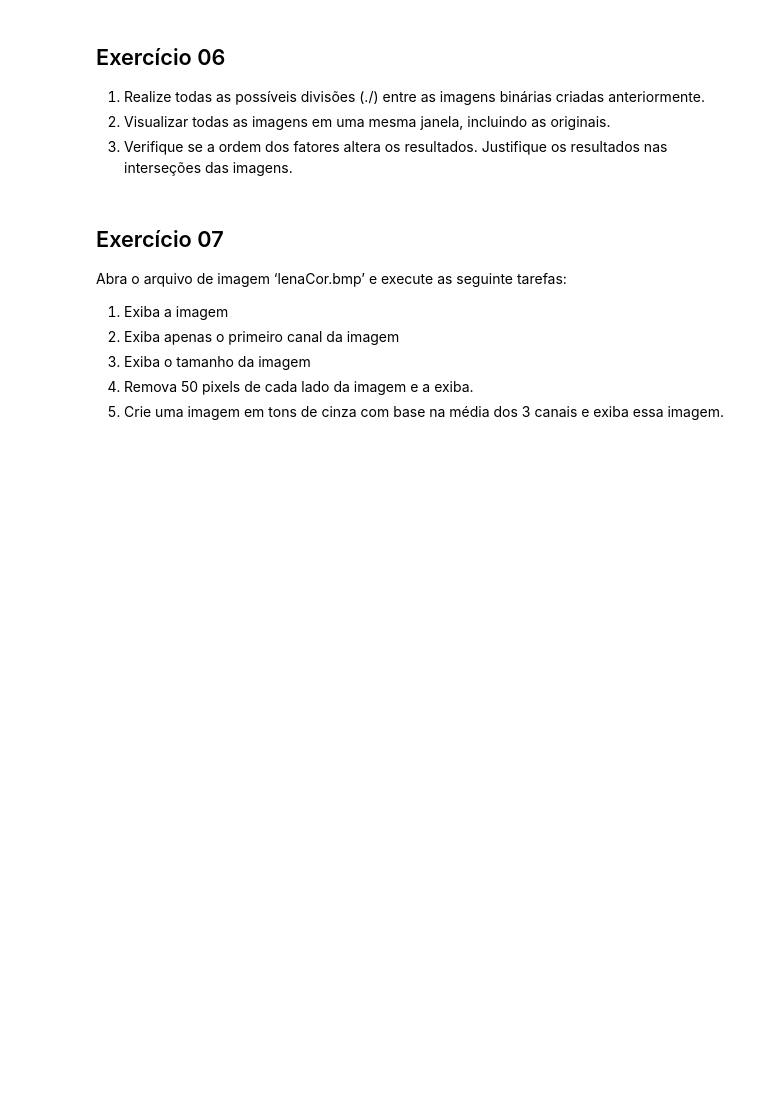
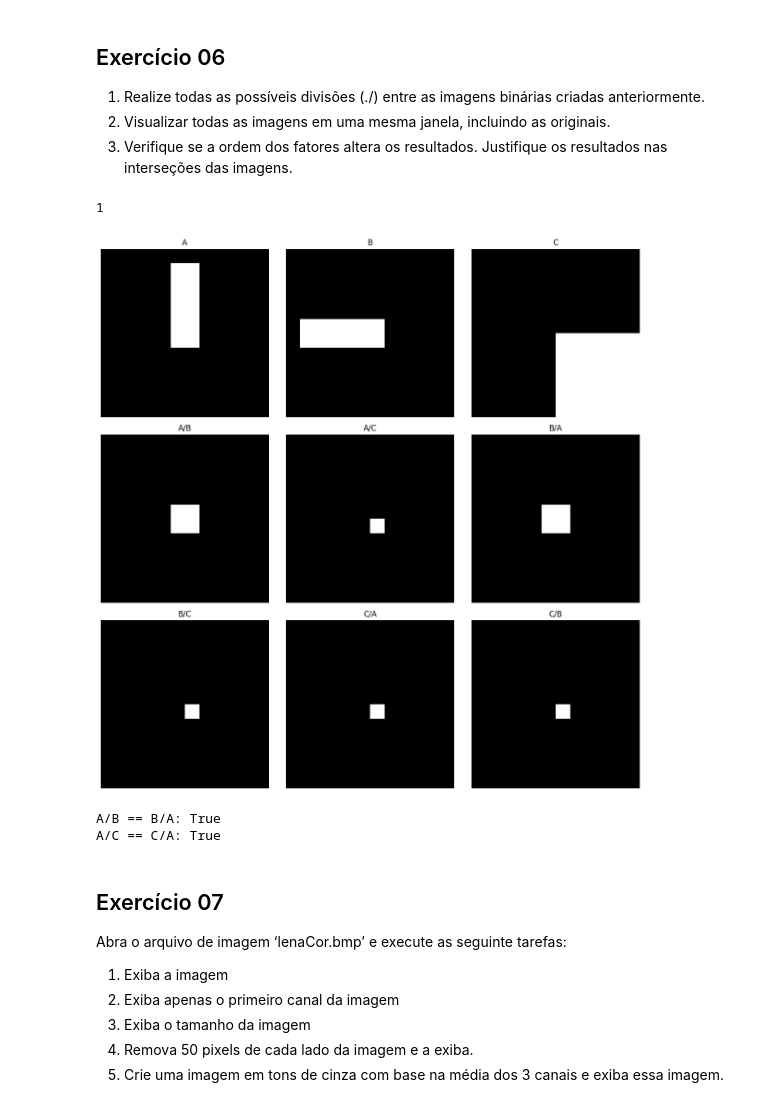
Before and after one commit to fromcaio/image-processing, a Jupyter notebook: 01-beginner/practice01.ipynb, the cells around one changed output. Cells and saved outputs as stored; diff of their text form; code cells hidden in the pictures; blank space fills up the shorter version.

```diff
--- a/01-beginner/practice01.ipynb
+++ b/01-beginner/practice01.ipynb
@@ -167,6 +287,55 @@ print('Nas regiões de interseção, o valor será 2, indicando sobreposição d
 1. Realize todas as possíveis divisões (./) entre as imagens binárias criadas anteriormente.
 2. Visualizar todas as imagens em uma mesma janela, incluindo as originais.
 3. Verifique se a ordem dos fatores altera os resultados. Justifique os resultados nas interseções das imagens.
+# %%
+import numpy as np
+import matplotlib.pyplot as plt
+import cv2
+
+# Imagem A: zeros e um retângulo de 1s
+## linhas e colunas vão de 0 a 299
+A = np.zeros((300, 300), dtype=np.uint8)
+# 125:175
+A[25:176, 125:176] = 1
+
+# Imagem B: zeros e outro retângulo de 1s
+B = np.zeros((300, 300), dtype=np.uint8)
+B[125:176, 25:176] = 1
+
+# Imagem C: zeros e um quadrado de 1s no canto inferior direito
+C = np.zeros((300, 300), dtype=np.uint8)
+C[150:300, 150:300] = 1
+print(C[150,150])
+
+# As possiveis subtrações são A/B A/C B/A B/C C/A C/B
+somas = {
+    'A/B': np.where(B != 0, A / B, 0),
+    'A/C': np.where(C != 0, A / C, 0),
+    'B/A': np.where(A != 0, B / A, 0),
+    'B/C': np.where(C != 0, B / C, 0),
+    'C/B': np.where(B != 0, C / B, 0),
+    'C/A': np.where(A != 0, C / A, 0),
+}
+
+titulos = ['A', 'B', 'C', 'A/B', 'A/C', 'B/A', 'B/C', 'C/A', 'C/B']
+imagens = [A, B, C, somas['A/B'], somas['A/C'], somas['B/A'], somas['B/C'], somas['C/A'], somas['C/B']]
+
+fig, axs = plt.subplots(3, 3, figsize=(12, 12))
+for ax, img, title in zip(axs.flat, imagens, titulos):
+    ax.imshow(img, cmap='gray')
+    ax.set_title(title)
+    ax.axis('off')
+plt.tight_layout()
+plt.show()
+
+# Verificar se a ordem dos fatores altera o resultado
+print('A/B == B/A:', np.array_equal(somas['A/B'], somas['B/A']))
+print('A/C == C/A:', np.array_equal(somas['A/C'], somas['C/A']))
+# %% [output]
+1
+[figure, added]
+A/B == B/A: True
+A/C == C/A: True
 # %% [markdown]
 ## Exercício 07
 Abra o arquivo de imagem ‘lenaCor.bmp’ e execute as seguinte tarefas:
```
Also changed, not shown: parts of 5 cells of this notebook.
